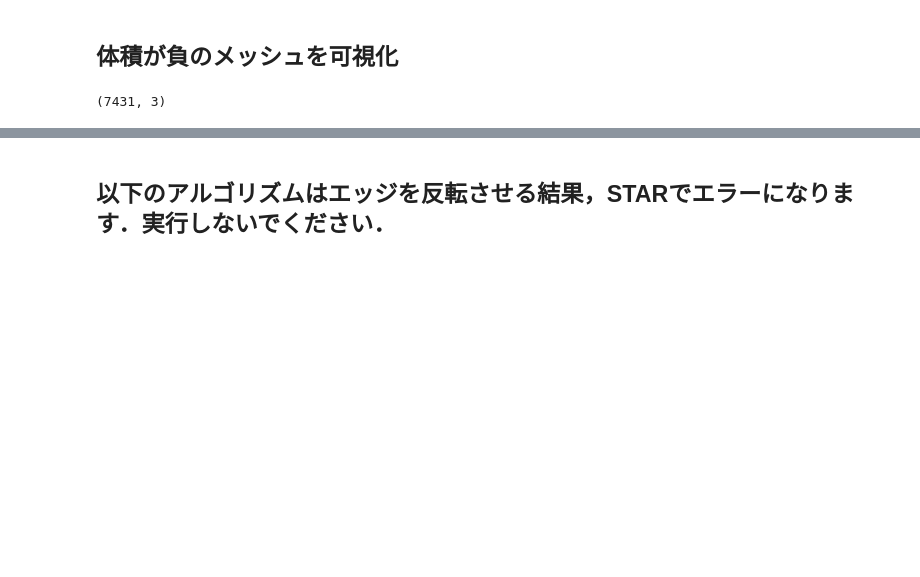
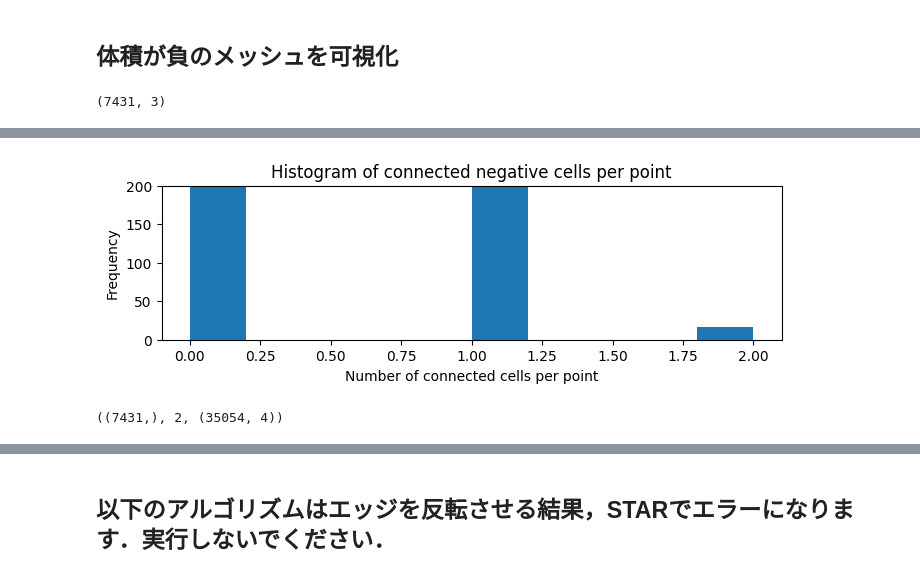
Before and after one commit to gyakusu/Mophing, a Jupyter notebook: python/MakeRandomGeomety.ipynb, the cells around one changed output, grey strips where cells are left out. Drawn from its saved outputs; the diff is of its cells as text; code cells hidden in the pictures; blank space fills up the shorter version.

```diff
--- a/python/MakeRandomGeomety.ipynb
+++ b/python/MakeRandomGeomety.ipynb
@@ -241,0 +275,27 @@ minus_volume0.sum()
+# %%
+import matplotlib.pyplot as plt
+
+# 各点の接続情報を持つ配列を作成する
+point_connections = [[] for _ in range(len(full_points))]
+for i, cell in enumerate(cells0):
+    if i in minus_volume_tetra:
+        for j in cell:
+            point_connections[j].append(i)
+
+# 各点から繋がっているセルの数を数える
+connected_cell_counts = np.array([len(connections) for connections in point_connections])
+
+# ヒストグラムを作成する
+plt.figure(figsize=(8, 2))
+plt.hist(connected_cell_counts) #, bins=range(max(connected_cell_counts)+2))
+plt.xlabel('Number of connected cells per point')
+plt.ylabel('Frequency')
+plt.title('Histogram of connected negative cells per point')
+plt.ylim(0, 200)
+plt.show()
+# %% [output]
+[figure, added]
+# %%
+connected_cell_counts.shape, connected_cell_counts.max(), cells0.shape
+# %% [output]
+((7431,), 2, (35054, 4))
```
Also changed, not shown: parts of 23 cells of this notebook, 5 other files.
